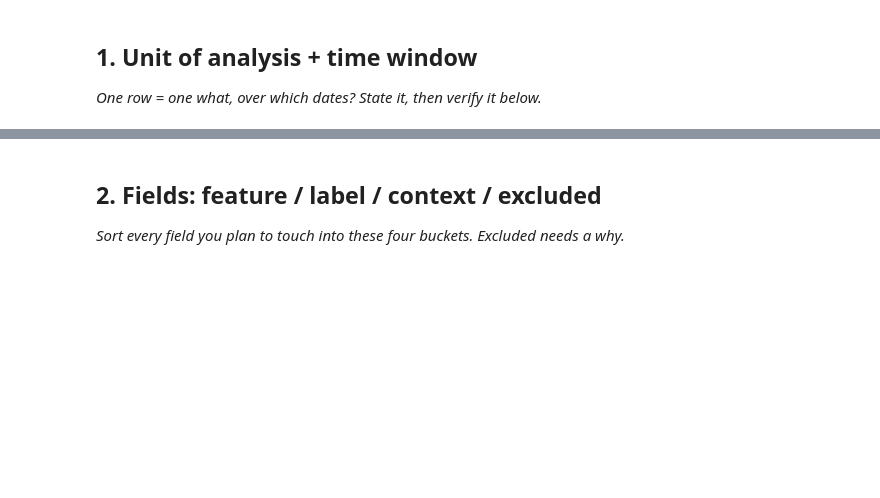
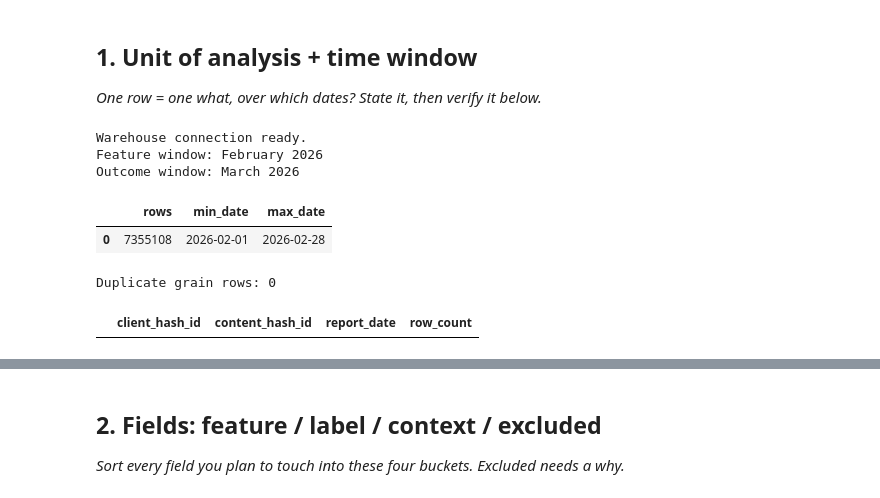
Before and after one commit to SohailAkhtarChanna/flyrank-ml-internship, a Jupyter notebook: work/notebooks/w03_data_contract.ipynb, the cells around one changed output, grey strips where cells are left out. Drawn from its saved outputs; the diff is of its cells as text; code cells hidden in the pictures; blank space fills up the shorter version.

```diff
--- a/work/notebooks/w03_data_contract.ipynb
+++ b/work/notebooks/w03_data_contract.ipynb
@@ -13,3 +13,81 @@ This skeleton is yours to fill. Work the sections **in order** — each one has
 # %%
 # This cell is for CODE (numbers, a query, a check).
 # Write your text answer in the cell ABOVE this one — typing sentences here breaks Run All.
+# %%
+import os
+import duckdb
+
+# Get the token from the Colab Secret.
+HF_TOKEN = userdata.get("HF_TOKEN")
+
+assert HF_TOKEN, "HF_TOKEN was not found. Check Colab Secrets."
+
+# Connect to DuckDB.
+con = duckdb.connect()
+
+# Keep notebook output clean.
+con.execute("SET enable_progress_bar = false")
+
+# Store the Hugging Face token in the DuckDB session.
+# The token is never written into the notebook source.
+con.execute(
+    "CREATE OR REPLACE SECRET hf "
+    "(TYPE huggingface, TOKEN ?)",
+    [HF_TOKEN]
+)
+
+# FlyRank warehouse.
+REL = "hf://datasets/FlyRank/internship-warehouse"
+
+FACT = f"{REL}/fact_content_daily_performance"
+DIM_CONTENT = f"{REL}/dim_content.parquet"
+DIM_CLIENTS = f"{REL}/dim_clients.parquet"
+
+# Development windows.
+FEB = f"read_parquet('{FACT}/month=2026-02/*.parquet')"
+MAR = f"read_parquet('{FACT}/month=2026-03/*.parquet')"
+
+print("Warehouse connection ready.")
+print("Feature window: February 2026")
+print("Outcome window: March 2026")
+# %% [output]
+Warehouse connection ready.
+Feature window: February 2026
+Outcome window: March 2026
+# %%
+result = con.sql(f"""
+    SELECT
+        COUNT(*) AS rows,
+        MIN(report_date) AS min_date,
+        MAX(report_date) AS max_date
+    FROM {FEB}
+""").df()
+
+result
+# %% [output]
+|  | rows | min_date | max_date |
+| 0 | 7355108 | 2026-02-01 | 2026-02-28 |
+# %%
+# Verify the warehouse grain:
+# one row should represent one client × content × report_date.
+
+grain_check = con.sql(f"""
+    SELECT
+        client_hash_id,
+        content_hash_id,
+        report_date,
+        COUNT(*) AS row_count
+    FROM {FEB}
+    GROUP BY
+        client_hash_id,
+        content_hash_id,
+        report_date
+    HAVING COUNT(*) > 1
+    LIMIT 5
+""").df()
+
+print("Duplicate grain rows:", len(grain_check))
+grain_check
+# %% [output]
+Duplicate grain rows: 0
+|  | client_hash_id | content_hash_id | report_date | row_count |
```
Also changed, not shown: parts of 11 cells of this notebook.
